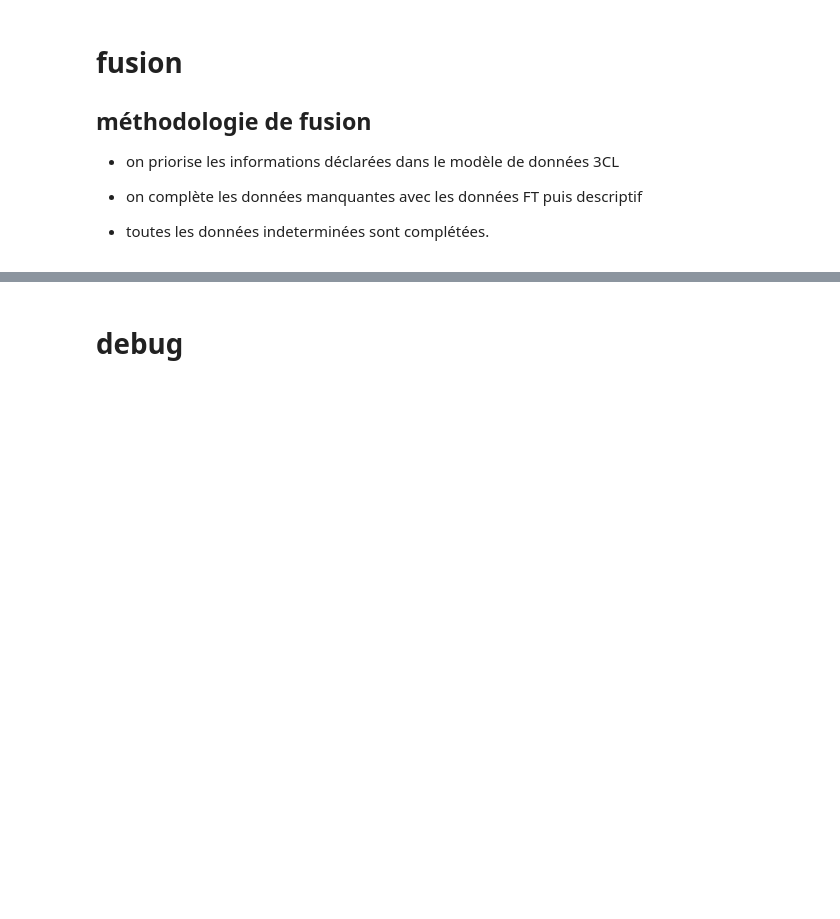
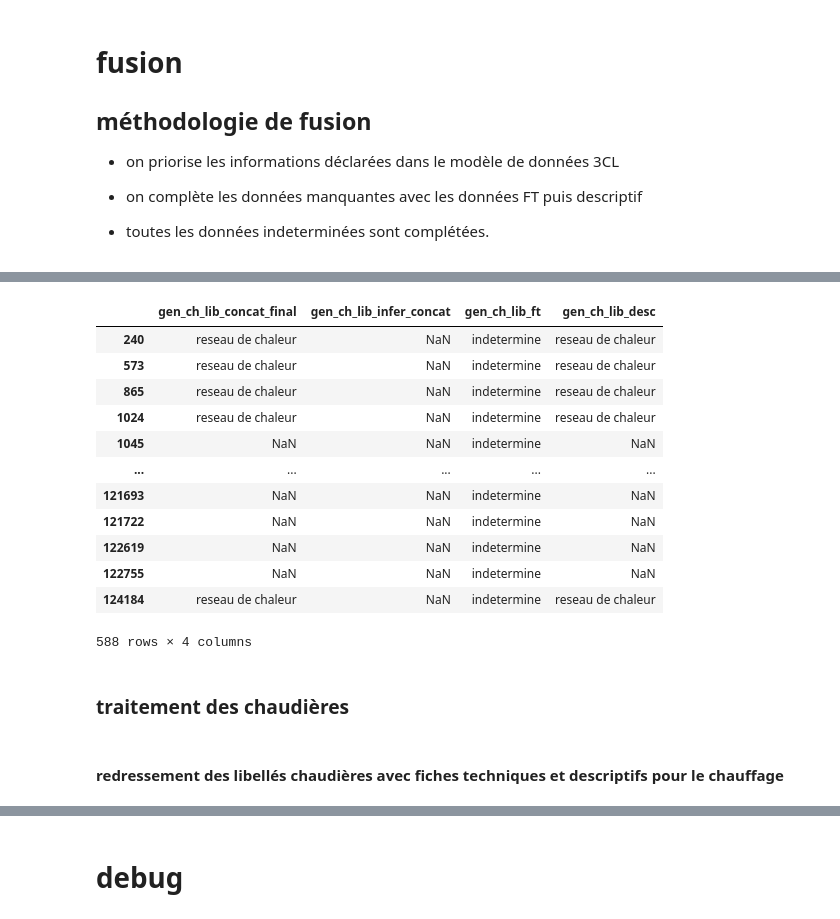
Before and after one commit to etalab/de-dpe-processing, a Jupyter notebook: data_processing_cstb/traitement_donnees_metier/dev pre 1948 elasticsearch.ipynb, the cells around one changed output, grey strips where cells are left out. Saved outputs shown, nothing was run; the diff lists cells and outputs as text; code cells hidden in the pictures; blank space fills up the shorter version.

```diff
--- a/data_processing_cstb/traitement_donnees_metier/dev pre 1948 elasticsearch.ipynb
+++ b/data_processing_cstb/traitement_donnees_metier/dev pre 1948 elasticsearch.ipynb
@@ -641,0 +678,6 @@ m=m.merge(gen[['td001_dpe_id','nom_methode_dpe_norm']],on='td001_dpe_id',how='ou
+# %%
+gen_ch_libs = ['gen_ch_lib_concat_final','gen_ch_lib_infer_concat','gen_ch_lib_ft','gen_ch_lib_desc','vr_source_ft','vr_source_desc']
+# %%
+m['gen_ch_lib_concat_final']=m['gen_ch_lib_infer_concat'].fillna('indetermine')
+
+is_ind = m.gen_ch_lib_concat_final=='indetermine'
@@ -641,0 +690,9 @@ m=m.merge(gen[['td001_dpe_id','nom_methode_dpe_norm']],on='td001_dpe_id',how='ou
+# %%
+desc_ind=m.gen_ch_lib_desc=='indetermine'
+ft_ind = m.gen_ch_lib_ft=='indetermine'
+
+sub_ft = is_ind&desc_ind&(~ft_ind)
+sub_desc = is_ind&ft_ind&(~desc_ind)
+
+m.loc[sub_ft,'gen_ch_lib_concat_final']=m.loc[sub_ft,'gen_ch_lib_ft']
+m.loc[sub_desc,'gen_ch_lib_concat_final']=m.loc[sub_desc,'gen_ch_lib_desc']
@@ -641,0 +701,14 @@ m=m.merge(gen[['td001_dpe_id','nom_methode_dpe_norm']],on='td001_dpe_id',how='ou
+# %%
+
+desc_cont_ind = m.gen_ch_lib_desc.str.contains('indetermine')&(is_ind)
+ft_cont_ind = m.gen_ch_lib_ft.str.contains('indetermine')&(is_ind)
+
+# on prend le desc si pas de indetermine
+sel_desc=ft_cont_ind&(~desc_cont_ind)
+m.loc[sel_desc,'gen_ch_lib_concat_final']=m.loc[sel_desc,'gen_ch_lib_desc']
+sel_ft=(~ft_cont_ind)&desc_cont_ind
+m.loc[sel_ft,'gen_ch_lib_concat_final']=m.loc[sel_ft,'gen_ch_lib_ft']
+
+# si meme label on prend l'un ou l'autre et c'est plus fiable
+same_label =  (m.gen_ch_lib_ft==m.gen_ch_lib_desc)&(is_ind)
+m.loc[same_label,'gen_ch_lib_concat_final']=m.loc[same_label,'gen_ch_lib_ft']
@@ -641,0 +732,20 @@ m=m.merge(gen[['td001_dpe_id','nom_methode_dpe_norm']],on='td001_dpe_id',how='ou
+# %%
+m.loc[sub_desc,gen_ch_libs]
+# %% [output]
+|  | gen_ch_lib_concat_final | gen_ch_lib_infer_concat | gen_ch_lib_ft | gen_ch_lib_desc |
+| 240 | reseau de chaleur | NaN | indetermine | reseau de chaleur |
+| 573 | reseau de chaleur | NaN | indetermine | reseau de chaleur |
+| 865 | reseau de chaleur | NaN | indetermine | reseau de chaleur |
+| 1024 | reseau de chaleur | NaN | indetermine | reseau de chaleur |
+| 1045 | NaN | NaN | indetermine | NaN |
+| ... | ... | ... | ... | ... |
+| 121693 | NaN | NaN | indetermine | NaN |
+| 121722 | NaN | NaN | indetermine | NaN |
+| 122619 | NaN | NaN | indetermine | NaN |
+| 122755 | NaN | NaN | indetermine | NaN |
+| 124184 | reseau de chaleur | NaN | indetermine | reseau de chaleur |
+588 rows × 4 columns
+# %% [markdown]
+### traitement des chaudières
+# %% [markdown]
+#### redressement des libellés chaudières avec fiches techniques et descriptifs pour le chauffage
```
Also changed, not shown: parts of 66 cells of this notebook, 4 other files.
